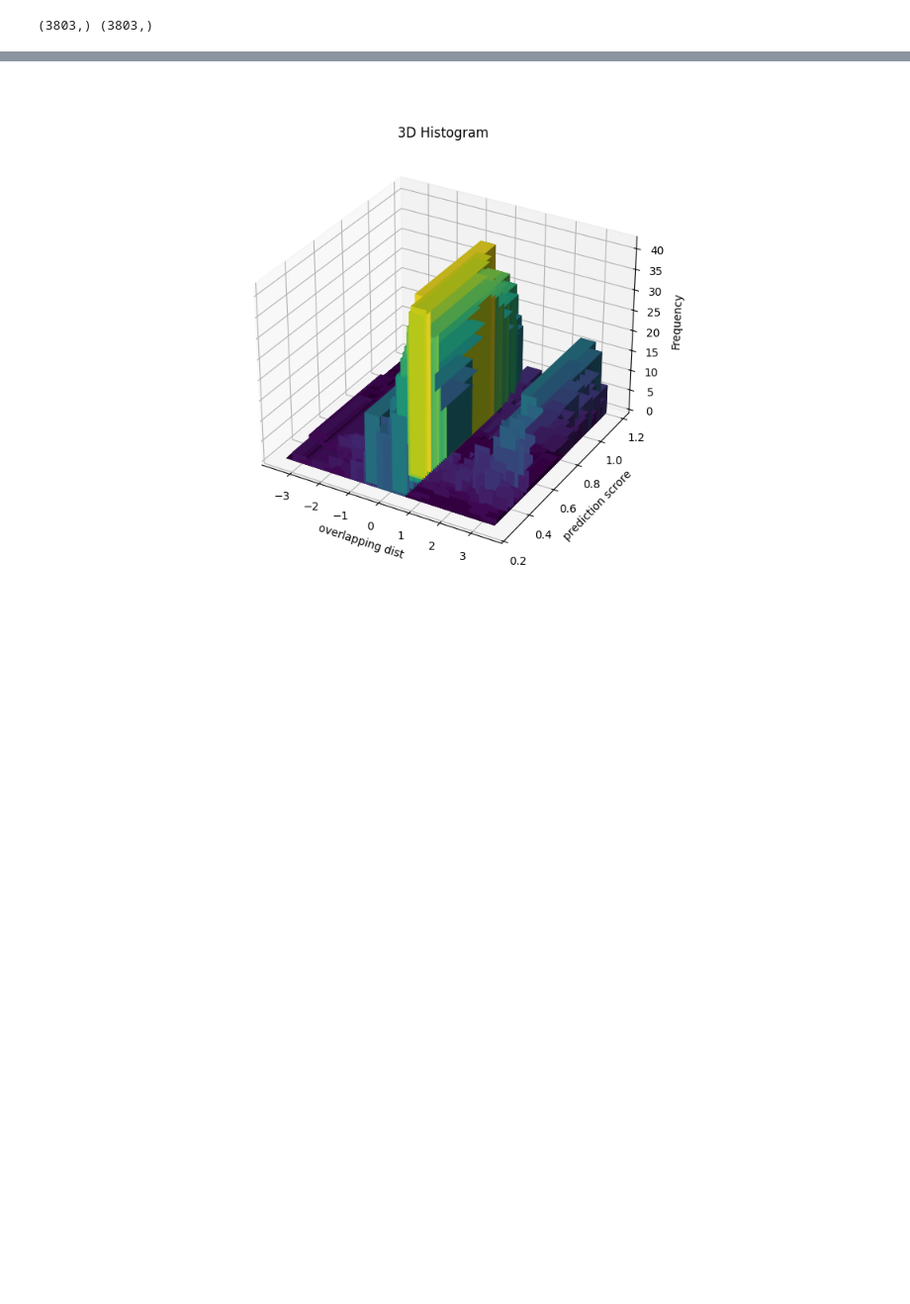
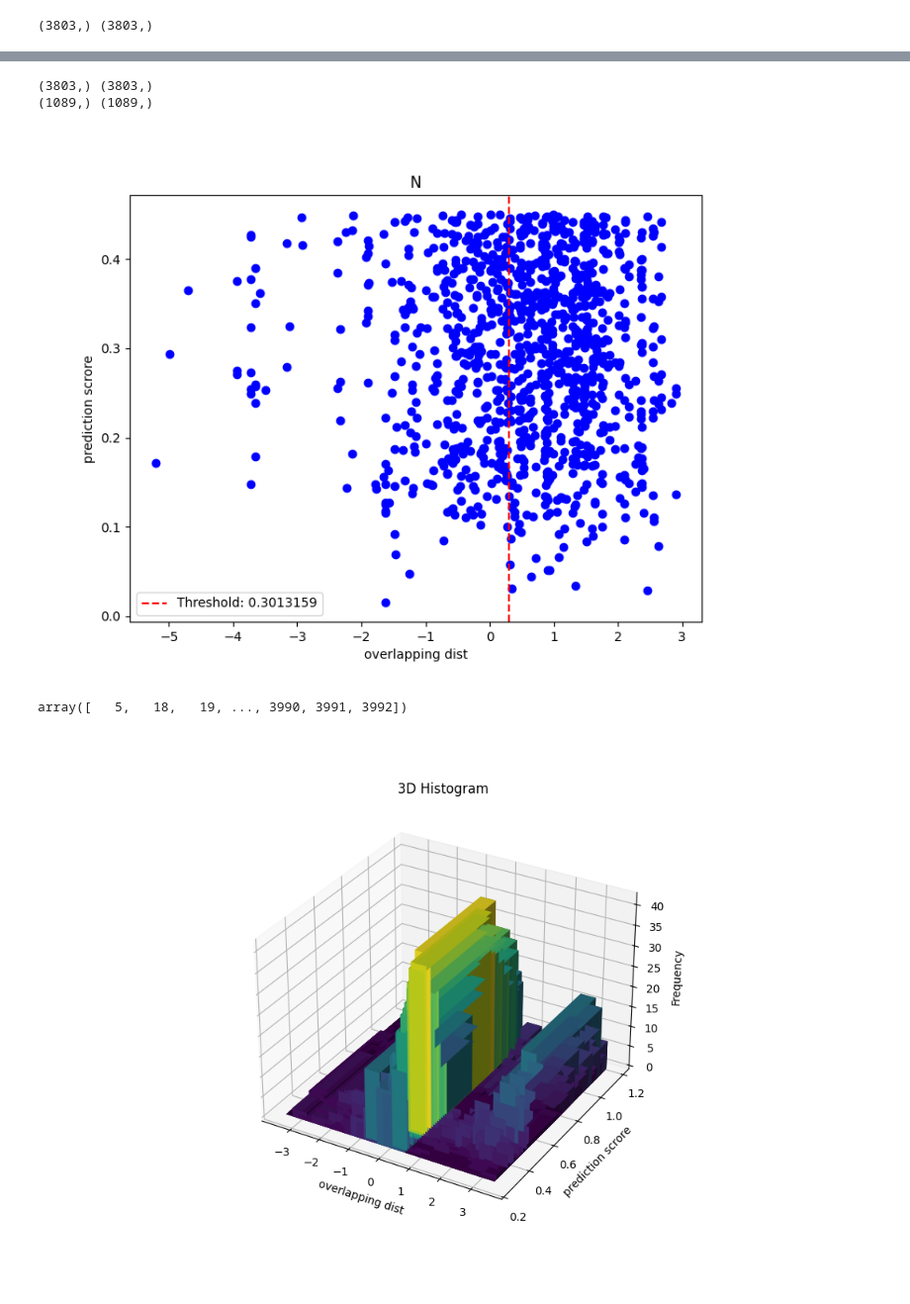
Before and after one commit to i-yuki23/research, a Jupyter notebook: src/analysis/non-rep_to_closest_lig_plot/plot_scatter.ipynb, the cells around one changed output, grey strips where cells are left out. Shown at 99% size. Saved outputs shown, nothing was run; the diff lists cells and outputs as text; code cells hidden in the pictures; blank space fills up the shorter version.

```diff
--- a/src/analysis/non-rep_to_closest_lig_plot/plot_scatter.ipynb
+++ b/src/analysis/non-rep_to_closest_lig_plot/plot_scatter.ipynb
@@ -28,3 +47,21 @@ plot_scatter(embedding_most_overlapping_non_replaced_water_array, embedding_pred
+# %%
+atom_type = 'N'
+embedding_most_overlapping_non_replaced_water_array = np.load(f'{atom_type}_WaterClassifyingRuleEmbedding_most_overlapping_non_replaced_water_array.npy', allow_pickle=True)
+embedding_prediction_score_array = np.load('FN_WaterClassifyingRuleEmbedding_prediction_score_array.npy', allow_pickle=True)
+print(most_overlapping_non_replaced_water_array.shape, prediction_score_array.shape)
+
+valid_indices = np.where((embedding_prediction_score_array != None) & (embedding_most_overlapping_non_replaced_water_array != None))[0]
+print(embedding_most_overlapping_non_replaced_water_array[valid_indices].shape, embedding_prediction_score_array[valid_indices].shape)
+plot_scatter(embedding_most_overlapping_non_replaced_water_array[valid_indices], embedding_prediction_score_array[valid_indices], xlabel='overlapping dist', ylabel='prediction scrore', title=atom_type, threshold=EMBEDDING_DIST[atom_type])
+# %% [output]
+(3803,) (3803,)
+(1089,) (1089,)
+[figure, added]
+# %%
+valid_indices = np.where((embedding_prediction_score_array != None) & (embedding_most_overlapping_non_replaced_water_array!=None))[0]
+valid_indices
+# %% [output]
+array([   5,   18,   19, ..., 3990, 3991, 3992])
 # %%
 
 plot_3d_hist2d(most_overlapping_non_replaced_water_array, prediction_score_array, xlabel='overlapping dist', ylabel='prediction scrore')
```
Also changed, not shown: parts of 5 cells of this notebook, 10 other files.
